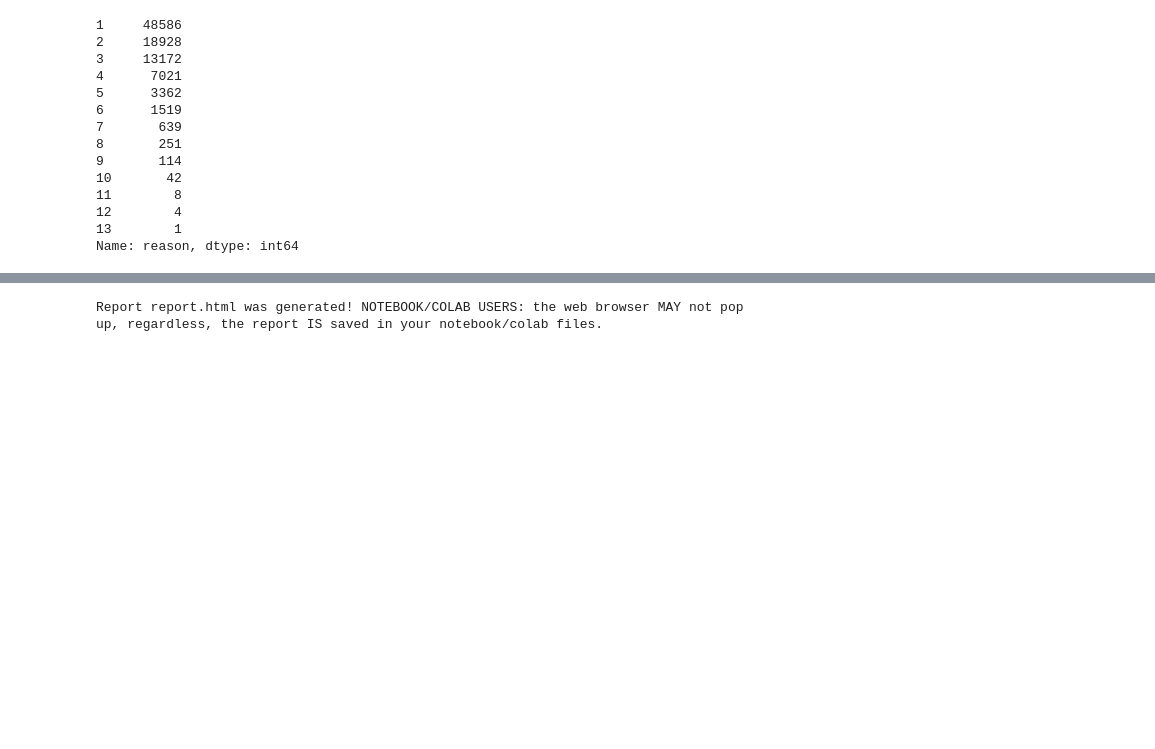
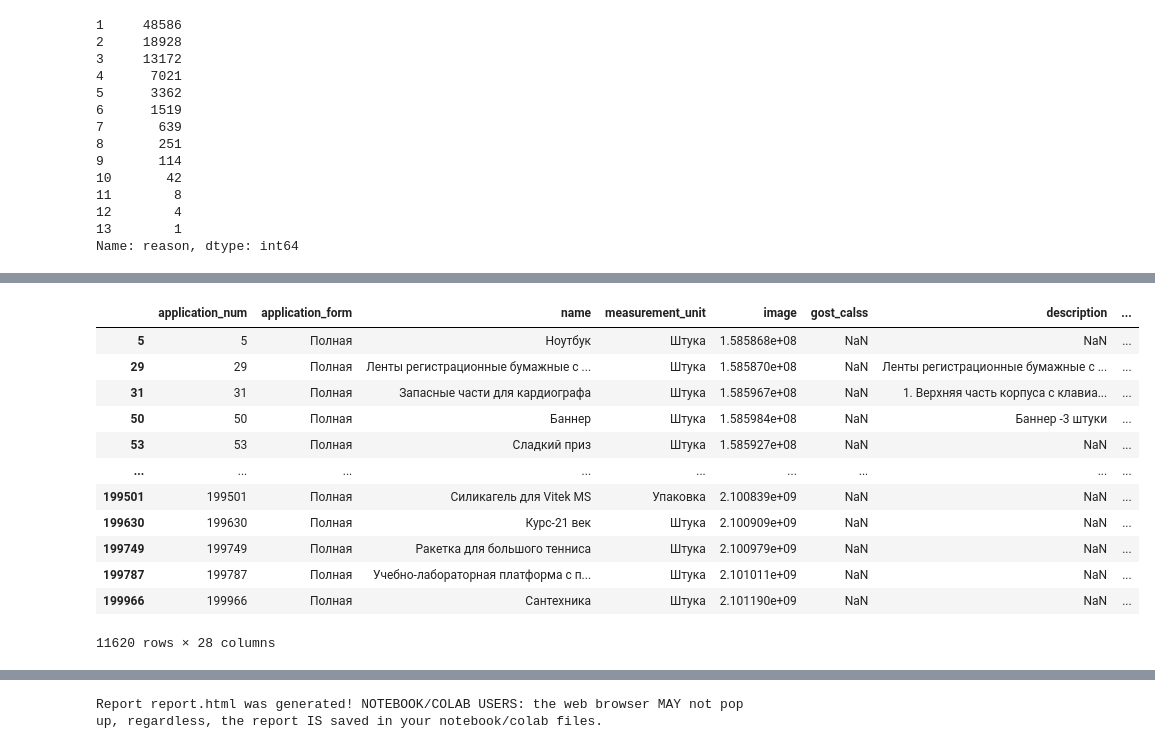
Before and after one commit to lo0op/tender_2021, a Jupyter notebook: notebooks/data_explore.ipynb, the cells around one changed output, grey strips where cells are left out. Cells and saved outputs as stored; diff of their text form; code cells hidden in the pictures; blank space fills up the shorter version.

```diff
--- a/notebooks/data_explore.ipynb
+++ b/notebooks/data_explore.ipynb
@@ -227,0 +188,16 @@ df[df.reason_index == df.comment_index]
+# %%
+df[df.reason_vec.apply(lambda x: x[3] == 1)]
+# %% [output]
+|  | application_num | application_form | name | measurement_unit | image | gost_calss | description | ... |
+| 5 | 5 | Полная | Ноутбук | Штука | 1.585868e+08 | NaN | NaN | ... |
+| 29 | 29 | Полная | Ленты регистрационные бумажные с ... | Штука | 1.585870e+08 | NaN | Ленты регистрационные бумажные с ... | ... |
+| 31 | 31 | Полная | Запасные части для кардиографа | Штука | 1.585967e+08 | NaN | 1. Верхняя часть корпуса с клавиа... | ... |
+| 50 | 50 | Полная | Баннер | Штука | 1.585984e+08 | NaN | Баннер -3 штуки | ... |
+| 53 | 53 | Полная | Сладкий приз | Штука | 1.585927e+08 | NaN | NaN | ... |
+| ... | ... | ... | ... | ... | ... | ... | ... | ... |
+| 199501 | 199501 | Полная | Силикагель для Vitek MS | Упаковка | 2.100839e+09 | NaN | NaN | ... |
+| 199630 | 199630 | Полная | Курс-21 век | Штука | 2.100909e+09 | NaN | NaN | ... |
+| 199749 | 199749 | Полная | Ракетка для большого тенниса | Штука | 2.100979e+09 | NaN | NaN | ... |
+| 199787 | 199787 | Полная | Учебно-лабораторная платформа с п... | Штука | 2.101011e+09 | NaN | NaN | ... |
+| 199966 | 199966 | Полная | Сантехника | Штука | 2.101190e+09 | NaN | NaN | ... |
+11620 rows × 28 columns
```
Also changed, not shown: parts of 9 cells of this notebook.
